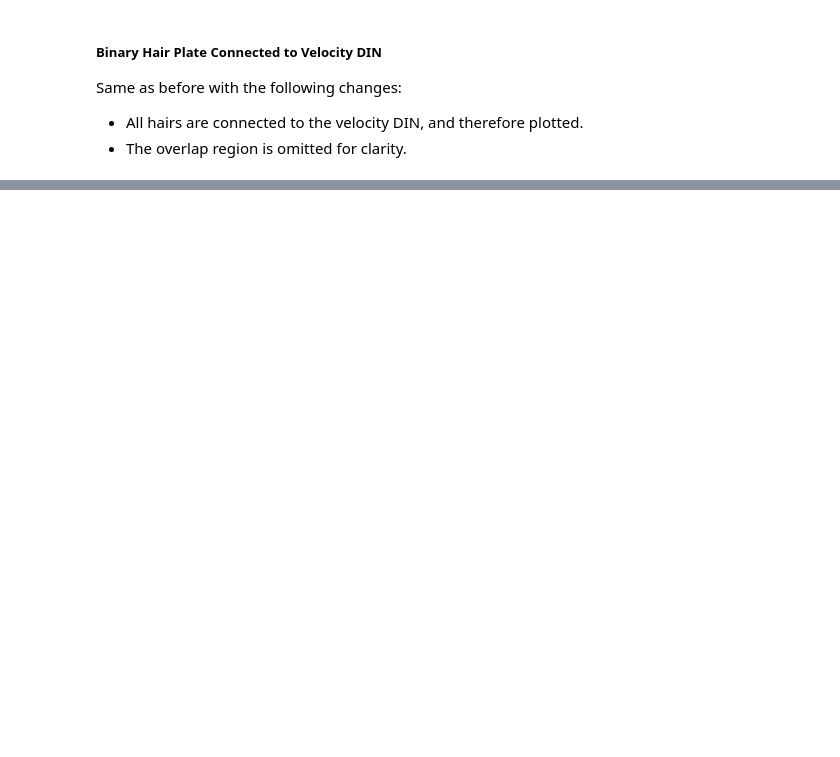
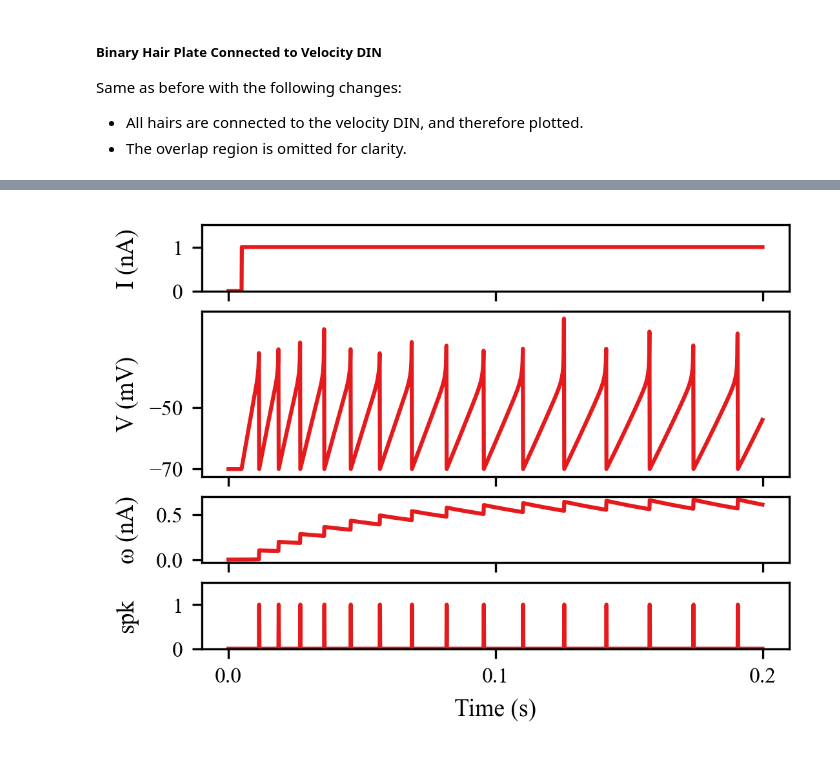
Before and after one commit to ThomasvanderVeen/StickInsectProprioception, a Jupyter notebook: 1_afferents.ipynb, the cells around one changed output, grey strips where cells are left out. Saved outputs shown, nothing was run; the diff lists cells and outputs as text; code cells hidden in the pictures; blank space fills up the shorter version.

```diff
--- a/1_afferents.ipynb
+++ b/1_afferents.ipynb
@@ -252,7 +214,7 @@ def ramp_generator(n_ramp, n_steps, height, base=0):
 sensory_parameters = {'C': 200e-12, 'g_L': 2e-9, 'E_L': -70e-3, 'DeltaT': 2e-3, 'a': 2e-9, 'V_T': -50e-3,
                       'tau_W': 50e-3, 'b': 264e-12, 'V_R': -70e-3, 'V_cut': -40e-3, 'n': 5, 'dt': 0.0001}
 
-sensory_neuron = SensoryNeuron(sensory_parameters)
+sensory_neuron = AdEx(sensory_parameters)
 sensory_neuron.initialize_state()
 # %%
 v_var, v_stat = np.array([24, 47, 88, 151, 245])*4, 60*4
@@ -334,7 +298,7 @@ with open('data/joint_angles_' + parameters['joint_string'], 'rb') as file:
 
 sensory_parameters['n'] = parameters['N_HAIRS']*36
 sensory_parameters['dt'] = constants['dt']
-sensory_neuron = SensoryNeuron(sensory_parameters)
+sensory_neuron = AdEx(sensory_parameters)
 spike_sensory = np.empty((constants['N_STEPS'], constants['N_ANGLES'] * parameters['N_HAIRS'] * 2, parameters['N_SIMULATIONS']), dtype=np.uint8)
 
 time = np.linspace(0, constants['T_TOTAL'], num=constants['N_STEPS'])
@@ -412,11 +378,12 @@ fig.savefig('images/afferents/joint_angle_time_course.pdf')
 # %%
-fig, [ax, ax2, ax3, ax4] = plt.subplots(4, figsize=(5.728, 1.5*3.54), gridspec_kw={'height_ratios': [1, 2.5, 1, 1]}, sharex='all')
+fig, [ax, ax2, ax3, ax4] = plt.subplots(4, figsize=(3.75*0.95, 1.2*0.95*3.75/1.61803398875), gridspec_kw={'height_ratios': [1, 2.5, 1, 1]}, sharex='all')
+axs = [ax, ax2, ax3, ax4]
 plt.subplots_adjust(wspace=0, hspace=0.05)
 
 sensory_parameters = {'C': 200e-12, 'g_L': 2e-9, 'E_L': -70e-3, 'DeltaT': 2e-3, 'a': 2e-9, 'V_T': -50e-3,
-                      'tau_W': 100e-3, 'b': 0.1e-9, 'V_R': -70e-3, 'V_cut': -40e-3, 'n': 1, 'dt': 0.0001}
+                      'tau_W': 50e-3, 'b': 221e-12, 'V_R': -70e-3, 'V_cut': -20e-3, 'n': 1, 'dt': 0.0001}
 
-sensory_neuron = SensoryNeuron(sensory_parameters)
+sensory_neuron = AdEx(sensory_parameters)
 sensory_neuron.initialize_state()
 
 input = np.zeros(2000)
@@ -426,33 +393,35 @@ voltage, spikes, time, omega = np.zeros(input.size), np.zeros(input.size), np.ze
 
 for i in range(input.size):
     voltage[i], spikes[i] = sensory_neuron.forward(input[i])
     omega[i] = sensory_neuron.state.w
     time[i] = i*0.0001
 
 ax.plot(time, input*1e9, color=custom_colors[0])
 
 ax.set_ylabel("I (nA)")
 ax.set_yticks([0, 1])
 ax.set_xticks([0, 0.1, 0.2])
 ax.set_ylim(0, 1.5)
 
 ax2.plot(time, voltage*1000, color=custom_colors[0])
 
-ax2.set_ylabel("Voltage (mV)")
+ax2.set_ylabel("V (mV)")
 ax2.set_yticks([-70, -50])
 
 ax3.plot(time, omega*1e9, color=custom_colors[0])
 
 ax3.set_ylabel("ω (nA)")
 #ax3.set_ylim(0, 1.5)
 
 ax4.plot(time, spikes, color=custom_colors[0])
 
-ax4.set_ylabel("post spk")
+ax4.set_ylabel("spk")
 ax4.set_yticks([0, 1])
 ax4.set_xlabel("Time (s)")
 ax4.set_ylim(0, 1.5)
 
+fig.align_ylabels([ax, ax2, ax3, ax4])
 fig.tight_layout(pad=parameters['pad'])
 fig.savefig('images/afferents/AdEx_dynamics.png')
-fig.savefig('images/afferents/AdEx_dynamics.pdf')
+# %% [output]
+[figure, added]
```
Also changed, not shown: parts of 11 cells of this notebook, 14 other files.
